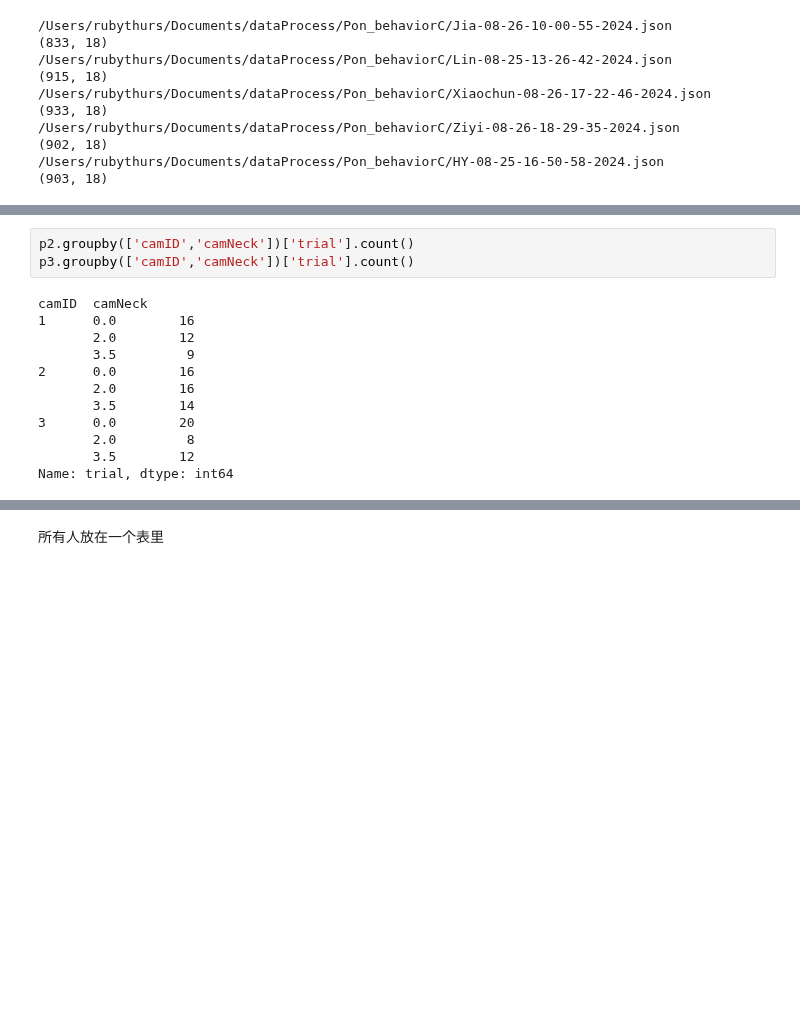
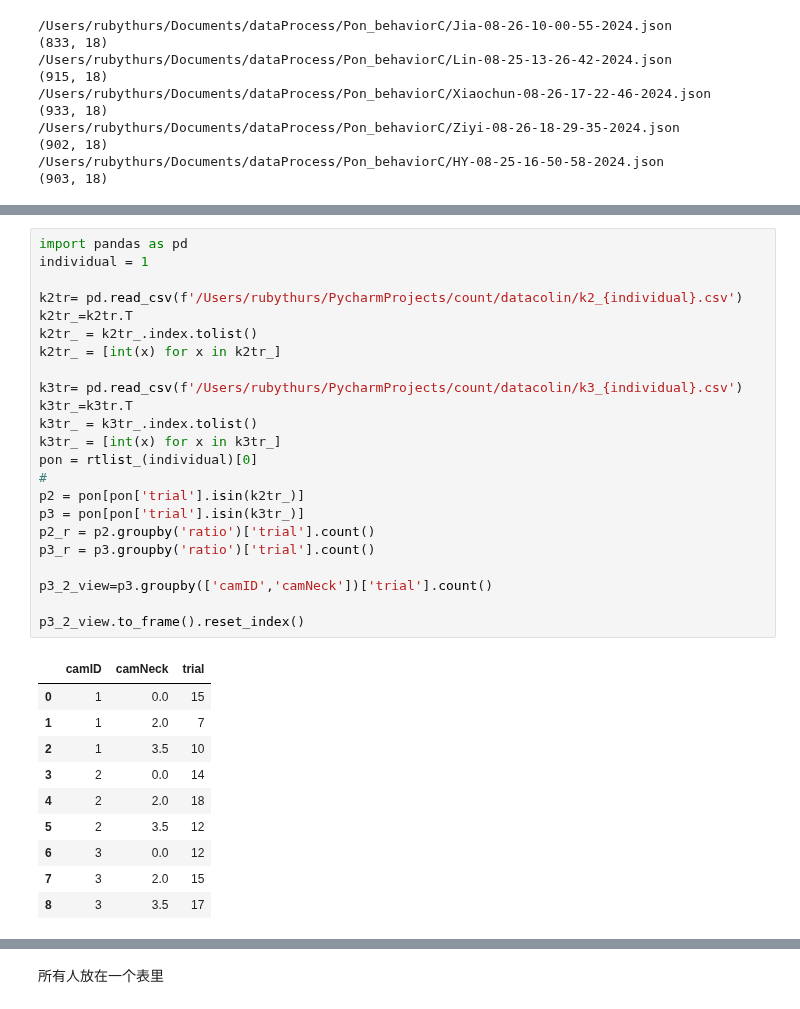
Before and after one commit to ZHTis/count, a Jupyter notebook: datacolin/datacolin.ipynb, the cells around one changed output, grey strips where cells are left out. Cells and saved outputs as stored; diff of their text form; blank space fills up the shorter version.

```diff
--- a/datacolin/datacolin.ipynb
+++ b/datacolin/datacolin.ipynb
@@ -105,15 +87,34 @@ p3_r = p3.groupby('ratio')['trial'].count()
-# %%
-p2.groupby(['camID','camNeck'])['trial'].count()
-p3.groupby(['camID','camNeck'])['trial'].count()
-# %% [output]
-camID  camNeck
-1      0.0        16
-       2.0        12
-       3.5         9
-2      0.0        16
-       2.0        16
-       3.5        14
-3      0.0        20
-       2.0         8
-       3.5        12
-Name: trial, dtype: int64
+# %%
+import pandas as pd
+individual = 1
+
+k2tr= pd.read_csv(f'/Users/rubythurs/PycharmProjects/count/datacolin/k2_{individual}.csv')
+k2tr_=k2tr.T
+k2tr_ = k2tr_.index.tolist()
+k2tr_ = [int(x) for x in k2tr_]
+
+k3tr= pd.read_csv(f'/Users/rubythurs/PycharmProjects/count/datacolin/k3_{individual}.csv')
+k3tr_=k3tr.T
+k3tr_ = k3tr_.index.tolist()
+k3tr_ = [int(x) for x in k3tr_]
+pon = rtlist_(individual)[0]
+#
+p2 = pon[pon['trial'].isin(k2tr_)]
+p3 = pon[pon['trial'].isin(k3tr_)]
+p2_r = p2.groupby('ratio')['trial'].count()
+p3_r = p3.groupby('ratio')['trial'].count()
+
+p3_2_view=p3.groupby(['camID','camNeck'])['trial'].count()
+
+p3_2_view.to_frame().reset_index()
+# %% [output]
+|  | camID | camNeck | trial |
+| 0 | 1 | 0.0 | 15 |
+| 1 | 1 | 2.0 | 7 |
+| 2 | 1 | 3.5 | 10 |
+| 3 | 2 | 0.0 | 14 |
+| 4 | 2 | 2.0 | 18 |
+| 5 | 2 | 3.5 | 12 |
+| 6 | 3 | 0.0 | 12 |
+| 7 | 3 | 2.0 | 15 |
+| 8 | 3 | 3.5 | 17 |
```
Also changed, not shown: parts of 39 cells of this notebook, 2 other files.
